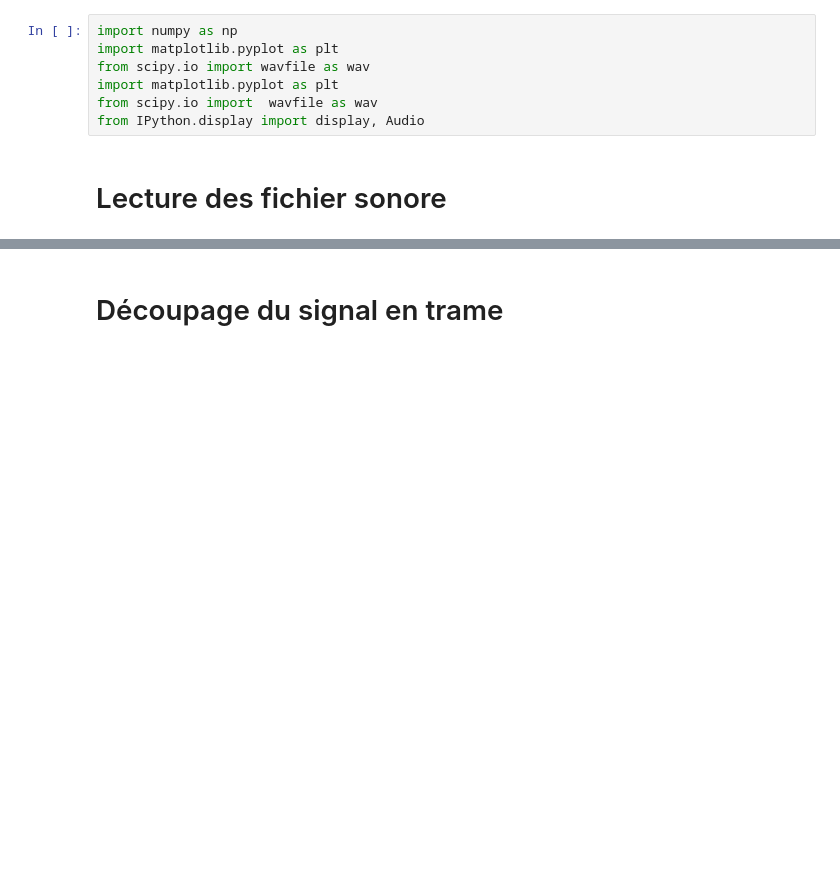
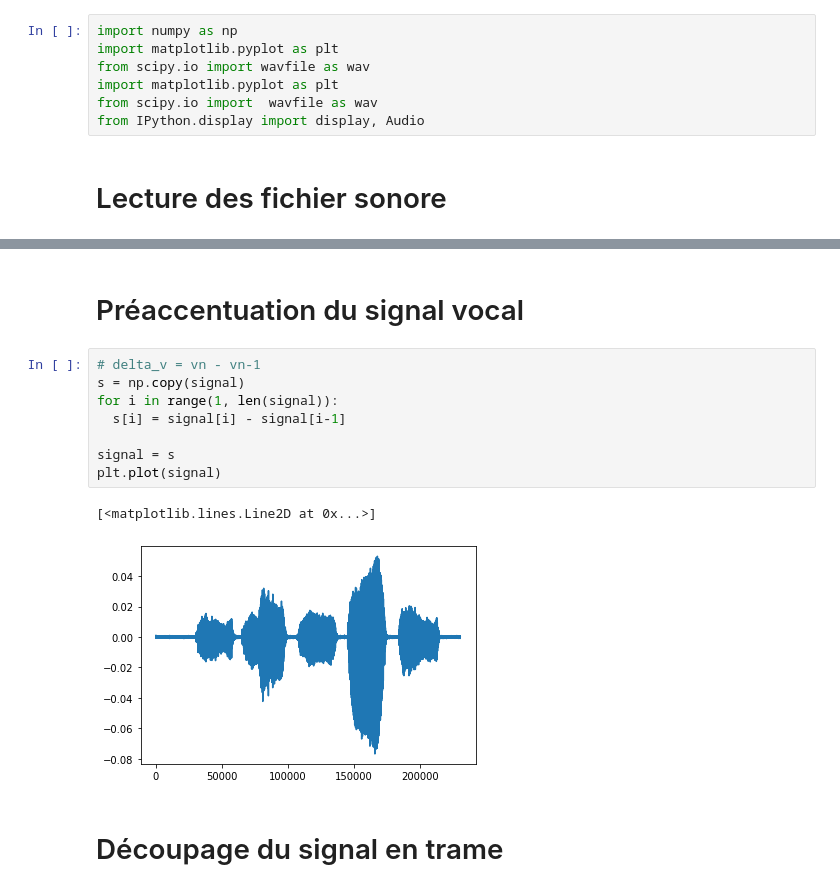
Before and after one commit to Intelligent-Systems-MSc/audio-project-trinome8-toolbox-1-1, a Jupyter notebook: Notebook_projet_Son_Talkbox.ipynb, the cells around one changed output, grey strips where cells are left out. Saved outputs shown, nothing was run; the diff lists cells and outputs as text; blank space fills up the shorter version.

```diff
--- a/Notebook_projet_Son_Talkbox.ipynb
+++ b/Notebook_projet_Son_Talkbox.ipynb
@@ -23,3 +23,16 @@ plt.plot(signal)
+# %% [markdown]
+# Préaccentuation du signal vocal
+# %%
+# delta_v = vn - vn-1
+s = np.copy(signal)
+for i in range(1, len(signal)):
+  s[i] = signal[i] - signal[i-1]
+
+signal = s
+plt.plot(signal)
+# %% [output]
+[<matplotlib.lines.Line2D at 0x...>]
+[figure, added]
 # %% [markdown]
 # Découpage du signal en trame
 # %%
```
Also changed, not shown: parts of 22 cells of this notebook, 1 other file.
